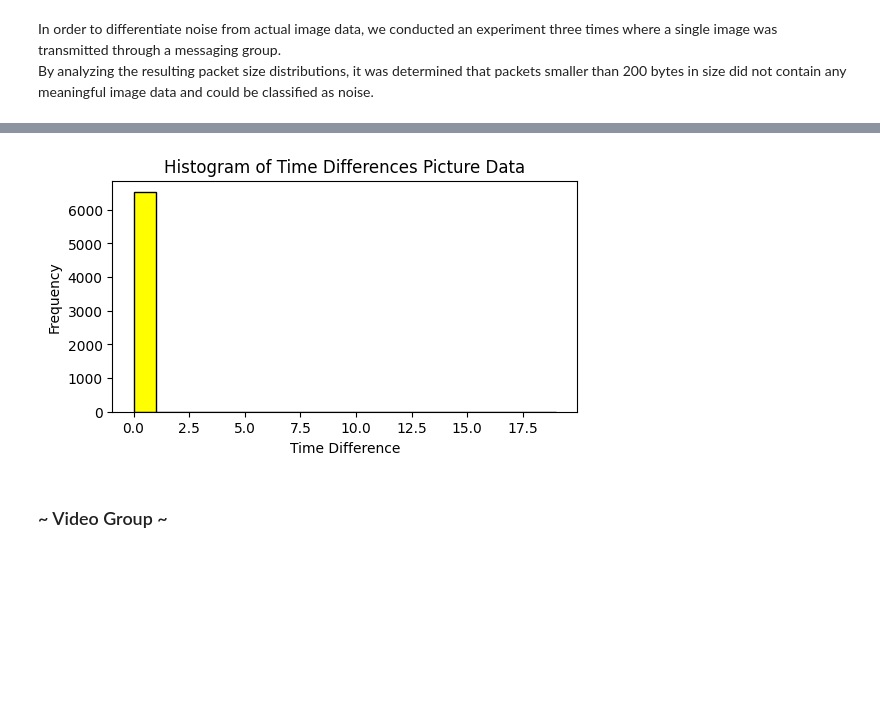
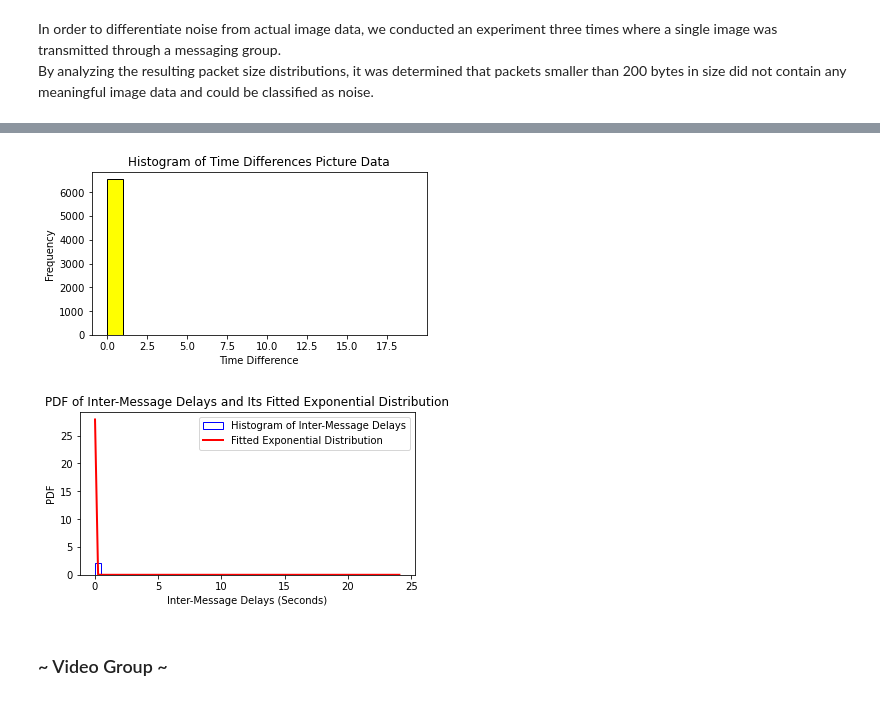
Before and after one commit to NoaAmichai/Computer_networks_final_project, a Jupyter notebook: src/project.ipynb, the cells around one changed output, grey strips where cells are left out. Drawn from its saved outputs; the diff is of its cells as text; code cells hidden in the pictures; blank space fills up the shorter version.

```diff
--- a/src/project.ipynb
+++ b/src/project.ipynb
@@ -69,11 +70,15 @@ def plot_hist(data_frame, max_range, graph_title):
     """
     Plot a histogram of the given data within the specified range.
     """
+
+    data_diff = data_frame['Time'].diff().shift(-1)
+    data_diff
+
     bins = range(0, max_range)
     plt.figure(figsize=(6,3))
 
     # Plot histogram
-    plt.hist(data_frame, bins=bins, color='yellow', edgecolor='black')
+    plt.hist(data_diff, bins=bins, color='yellow', edgecolor='black')
 
     # Labels and title
     plt.xlabel('Time Difference')
@@ -165,7 +154,11 @@ Name: Time, Length: 6566, dtype: float64
 # %%
-plot_hist(picture_time_diff, 20, 'Histogram of Time Differences Picture Data')
+plot_hist(pictures_data, 20, 'Histogram of Time Differences Picture Data')
 # %% [output]
-[figure, old version]
+[figure, new version]
+# %%
+plot_pdf(pictures_data)
+# %% [output]
+[figure, added]
 # %% [markdown]
 ### ~ Video Group ~
 # %%
```
Also changed, not shown: parts of 27 cells of this notebook.
